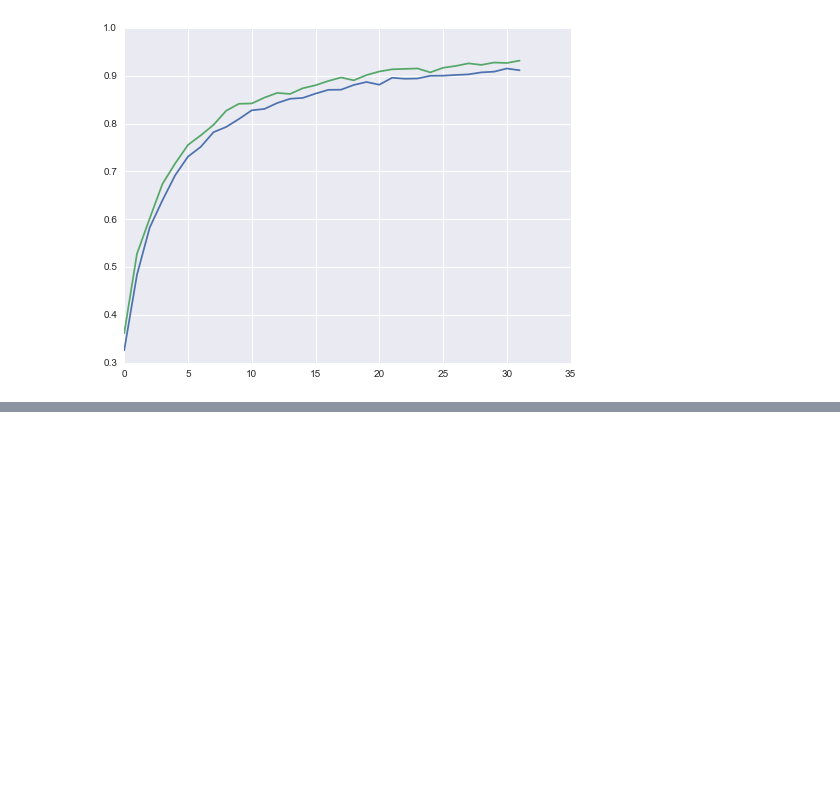
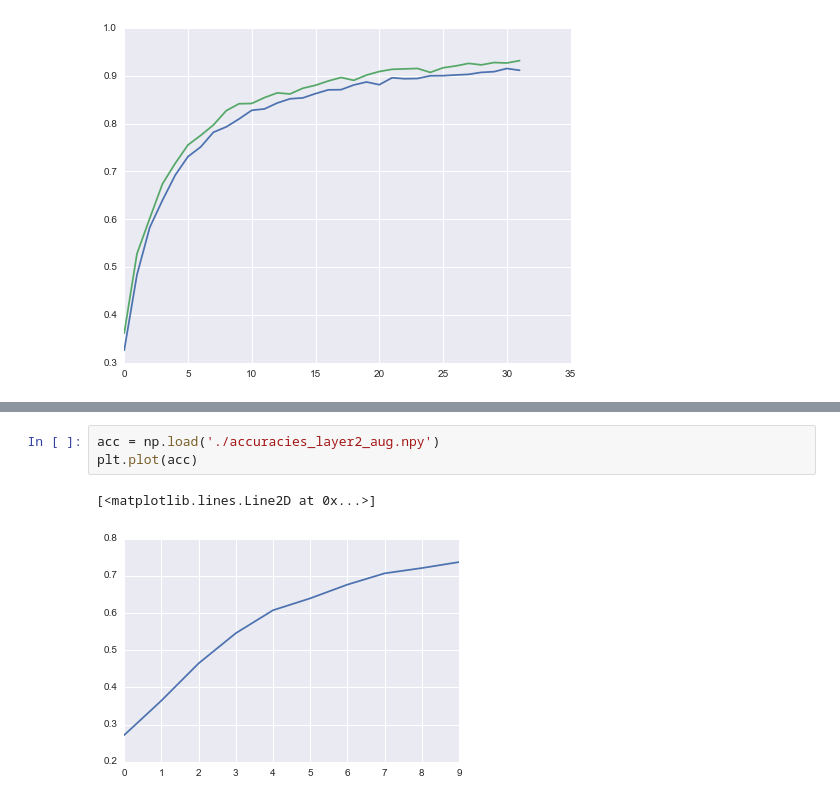
Before and after one commit to jaredawebb/ForwardThinking, a Jupyter notebook: replication/vanilla_conv.ipynb, the cells around one changed output, grey strips where cells are left out. Cells and saved outputs as stored; diff of their text form; blank space fills up the shorter version.

```diff
--- a/replication/vanilla_conv.ipynb
+++ b/replication/vanilla_conv.ipynb
@@ -230,0 +237,6 @@ plt.plot(acc1)
+# %%
+acc = np.load('./accuracies_layer2_aug.npy')
+plt.plot(acc)
+# %% [output]
+[<matplotlib.lines.Line2D at 0x...>]
+[figure, added]
```
Also changed, not shown: parts of 1 cell of this notebook, 1 other file.
